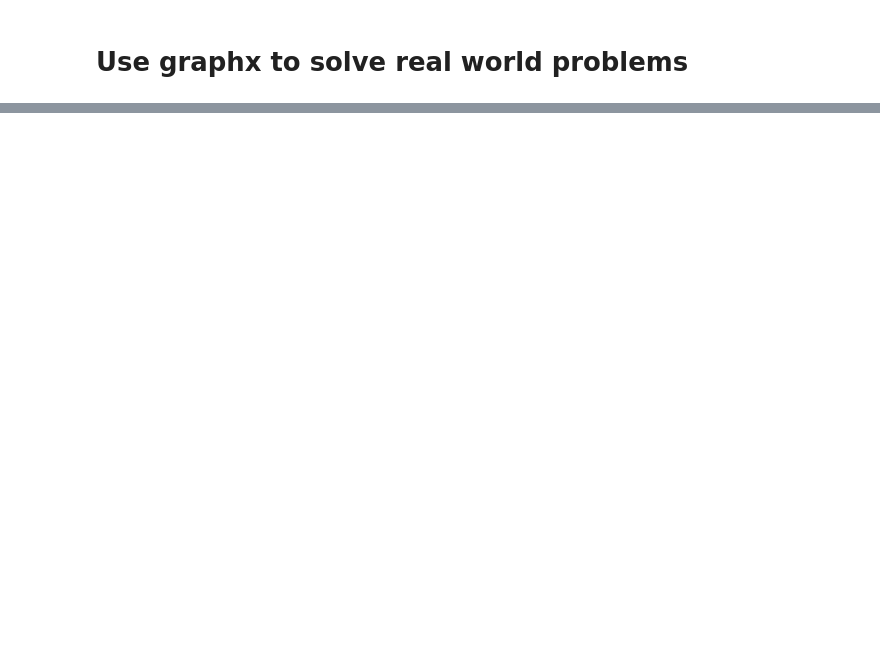
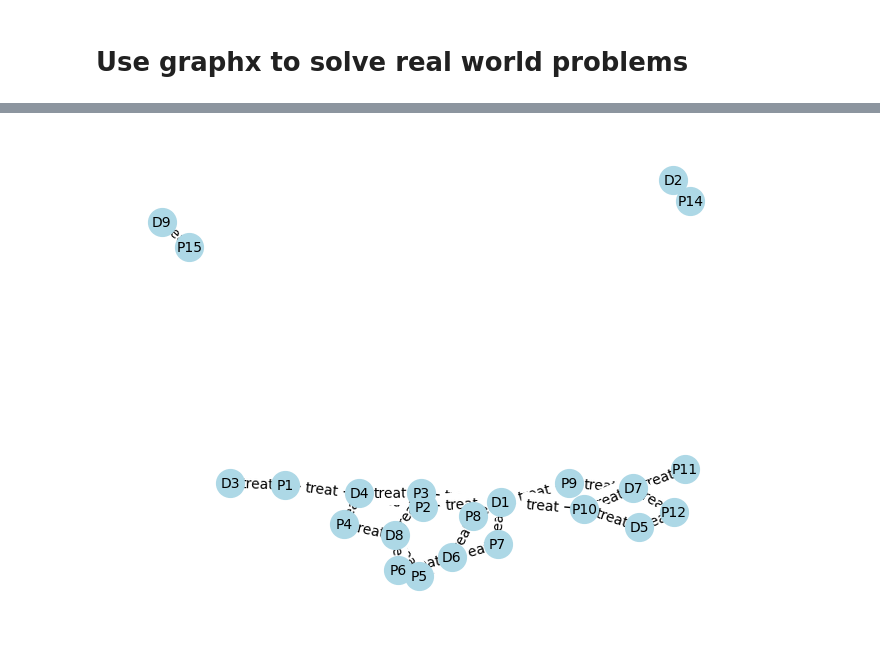
Before and after one commit to pengfei99/PySparkCommonFunc, a Jupyter notebook: notebooks/pyspark/advance/S01_GraphX/02.GraphX_application_example.ipynb, the cells around one changed output, grey strips where cells are left out. Saved outputs shown, nothing was run; the diff lists cells and outputs as text; code cells hidden in the pictures; blank space fills up the shorter version.

```diff
--- a/notebooks/pyspark/advance/S01_GraphX/02.GraphX_application_example.ipynb
+++ b/notebooks/pyspark/advance/S01_GraphX/02.GraphX_application_example.ipynb
@@ -84,0 +88,3 @@ To adjust logging level use sc.setLogLevel(newLevel). For SparkR, use setLogLeve
+# %%
+doc_df = spark.read.csv(str(doc_path),header=True,inferSchema=True)
+doc_df.show()
@@ -84,0 +104,3 @@ To adjust logging level use sc.setLogLevel(newLevel). For SparkR, use setLogLeve
+# %%
+patient_df = spark.read.csv(str(patient_path),header=True,inferSchema=True)
+patient_df.show()
@@ -84,0 +126,3 @@ To adjust logging level use sc.setLogLevel(newLevel). For SparkR, use setLogLeve
+# %%
+relation_df = spark.read.csv(str(relation_path),header=True,inferSchema=True)
+relation_df.show()
@@ -84,0 +147,8 @@ To adjust logging level use sc.setLogLevel(newLevel). For SparkR, use setLogLeve
+# %%
+edges_df = patient_df.union(doc_df)
+
+graph = GraphFrame(edges_df,relation_df)
+# %%
+drawGraph(graph)
+# %% [output]
+[figure, added]
```
Also changed, not shown: parts of 7 cells of this notebook, 1 other file.
